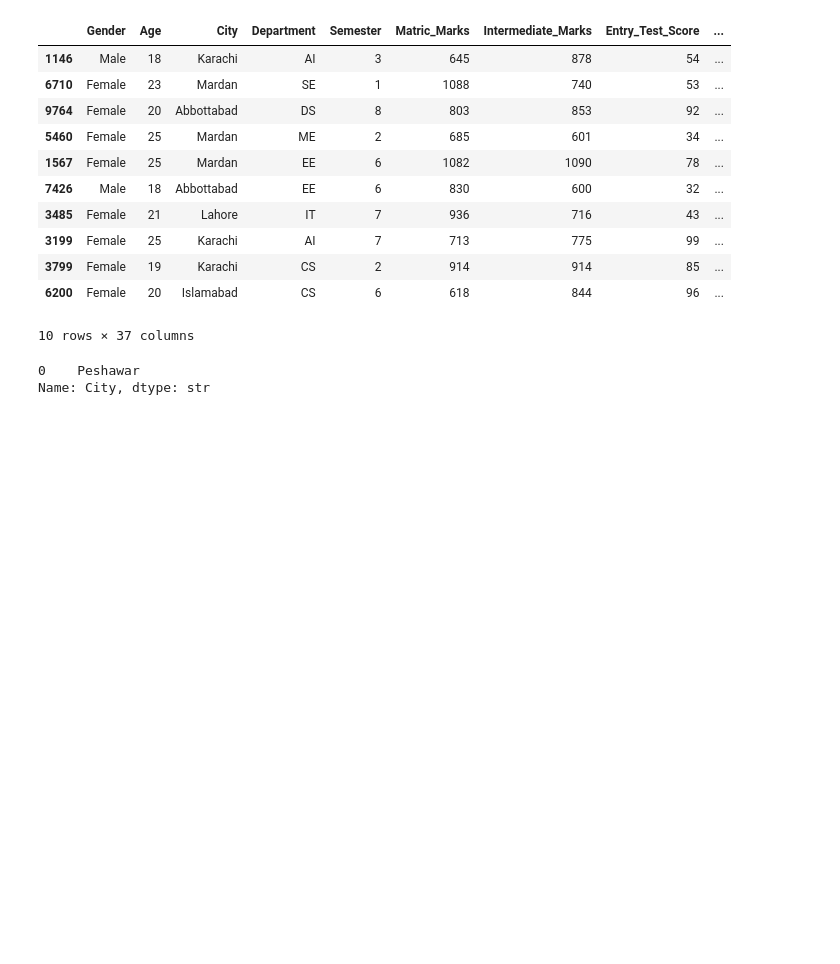
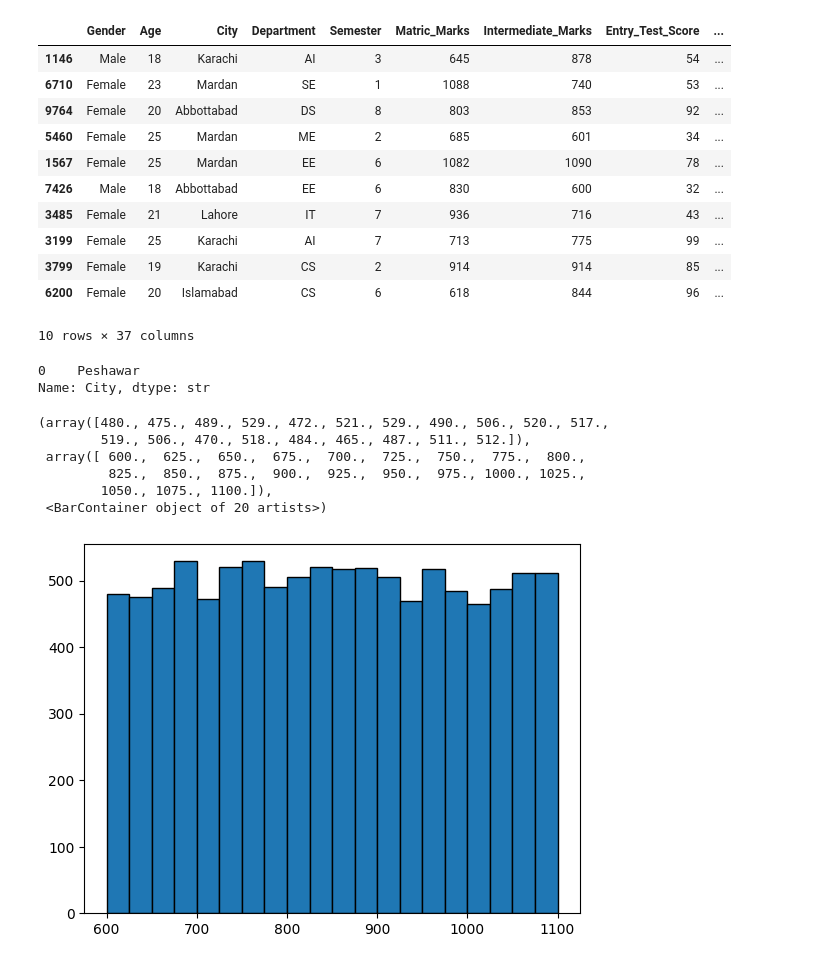
Before and after one commit to Hamad570/AI_and_System_Engineering_Learning_Journey, a Jupyter notebook: Machine_Learning/EDA.ipynb, the cells around one changed output. Saved outputs shown, nothing was run; the diff lists cells and outputs as text; code cells hidden in the pictures; blank space fills up the shorter version.

```diff
--- a/Machine_Learning/EDA.ipynb
+++ b/Machine_Learning/EDA.ipynb
@@ -327,3 +305,15 @@ df['City'].mode()
 # %% [output]
 0    Peshawar
 Name: City, dtype: str
+# %%
+#Create histogram for numerical column.
+import matplotlib.pyplot as plt
+plt.hist(df['Intermediate_Marks'],bins=20,edgecolor='black')
+# %% [output]
+(array([480., 475., 489., 529., 472., 521., 529., 490., 506., 520., 517.,
+        519., 506., 470., 518., 484., 465., 487., 511., 512.]),
+ array([ 600.,  625.,  650.,  675.,  700.,  725.,  750.,  775.,  800.,
+         825.,  850.,  875.,  900.,  925.,  950.,  975., 1000., 1025.,
+        1050., 1075., 1100.]),
+ <BarContainer object of 20 artists>)
+[figure, added]
```
Also changed, not shown: parts of 3 cells of this notebook, 1 other file.
